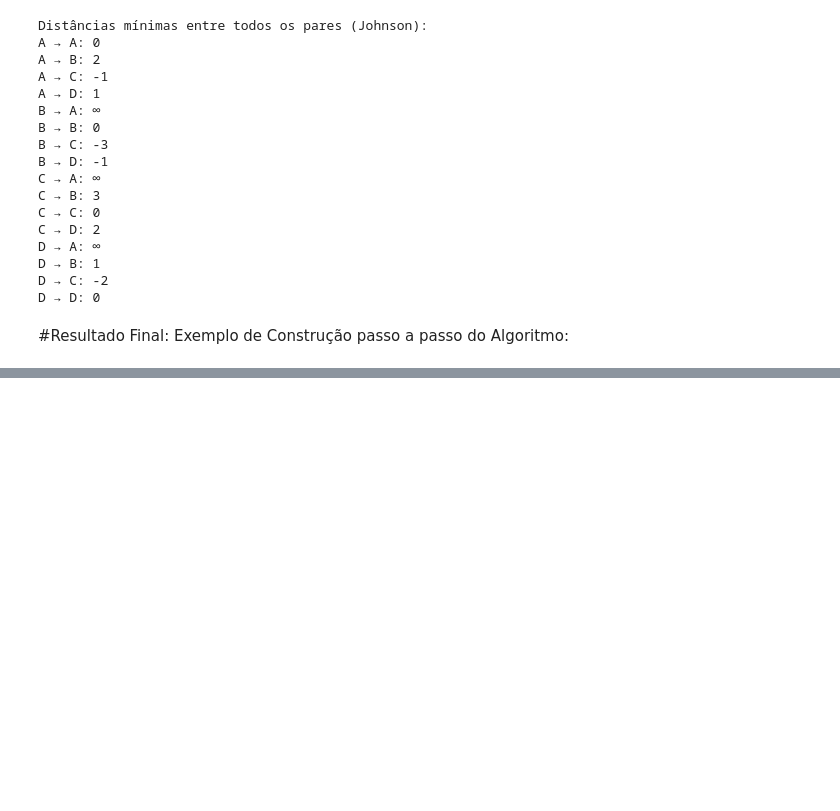
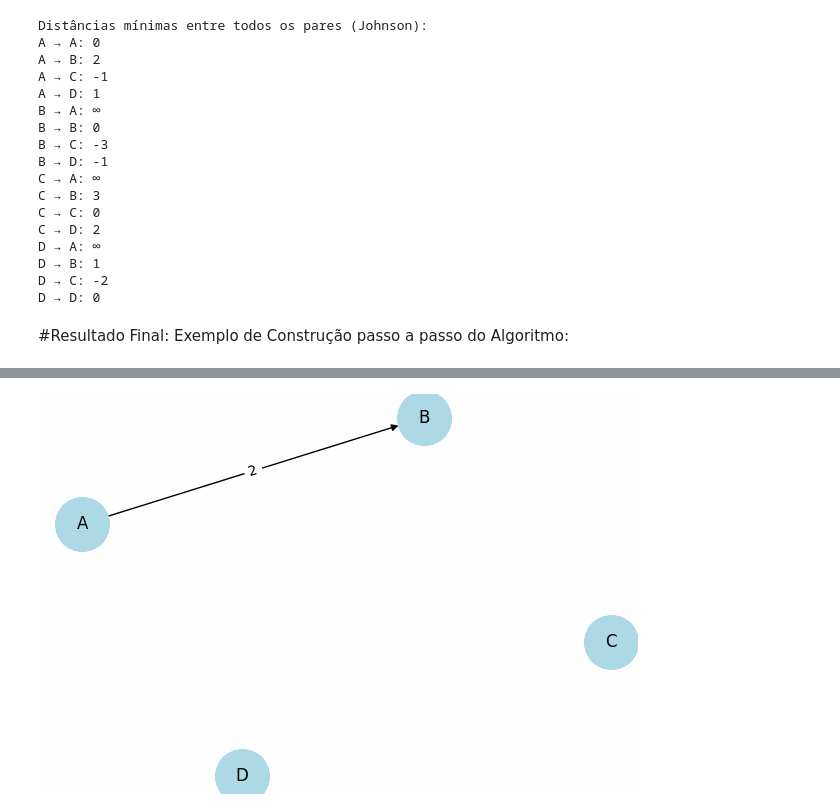
Before and after one commit to AndreBrusco/graph-pathfinding-algorithms, a Jupyter notebook: Johnson_Graph_Algorithms.ipynb, the cells around one changed output, grey strips where cells are left out. Cells and saved outputs as stored; diff of their text form; code cells hidden in the pictures; blank space fills up the shorter version.

```diff
--- a/Johnson_Graph_Algorithms.ipynb
+++ b/Johnson_Graph_Algorithms.ipynb
@@ -157,0 +165,5 @@ for i, (u, v, w) in enumerate(edges):
+# %%
+from IPython.display import Image
+Image(filename='graph_animation.gif')
+# %% [output]
+[figure, added]
```
Also changed, not shown: parts of 1 cell of this notebook.
